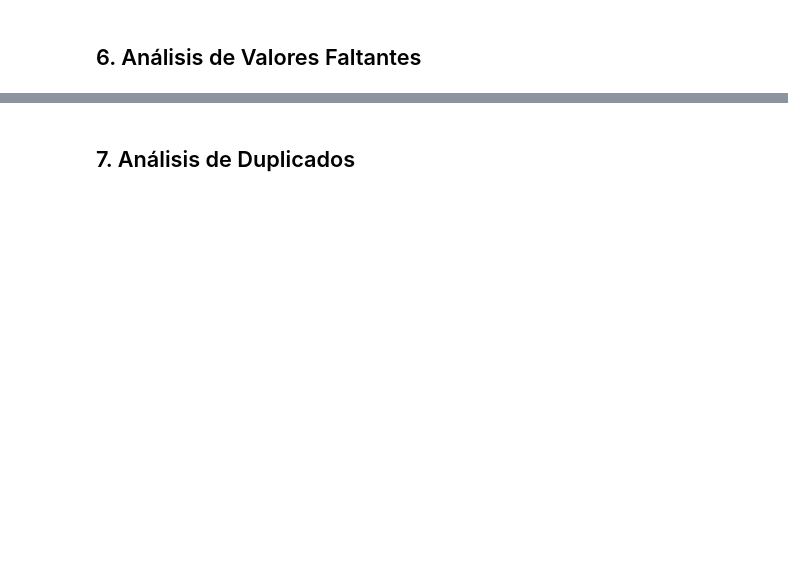
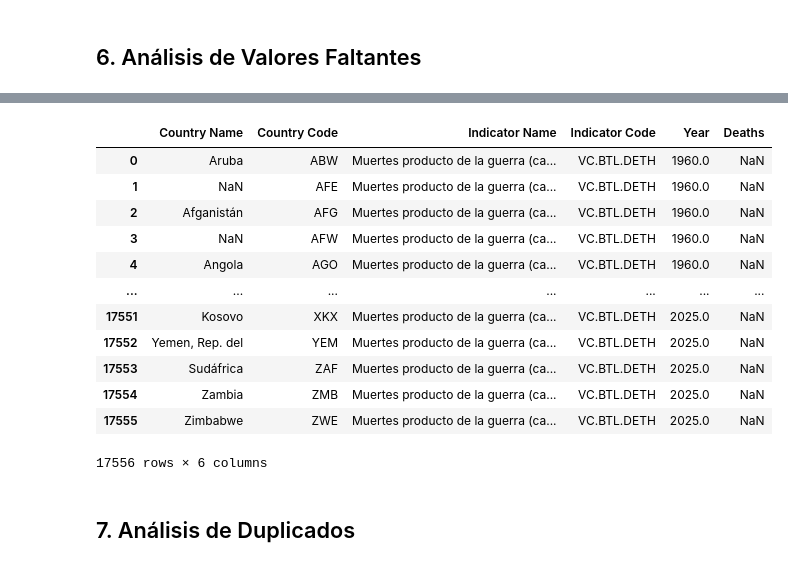
Before and after one commit to FedeAlfaro/Analisis-de-datos-II, a Jupyter notebook: analisis_guerras_tidy_eda.ipynb, the cells around one changed output, grey strips where cells are left out. Saved outputs shown, nothing was run; the diff lists cells and outputs as text; code cells hidden in the pictures; blank space fills up the shorter version.

```diff
--- a/analisis_guerras_tidy_eda.ipynb
+++ b/analisis_guerras_tidy_eda.ipynb
@@ -89,3 +140,19 @@ print(analisis_nulos)
+# %%
+explorer.df
+# %% [output]
+|  | Country Name | Country Code | Indicator Name | Indicator Code | Year | Deaths |
+| 0 | Aruba | ABW | Muertes producto de la guerra (ca... | VC.BTL.DETH | 1960.0 | NaN |
+| 1 | NaN | AFE | Muertes producto de la guerra (ca... | VC.BTL.DETH | 1960.0 | NaN |
+| 2 | Afganistán | AFG | Muertes producto de la guerra (ca... | VC.BTL.DETH | 1960.0 | NaN |
+| 3 | NaN | AFW | Muertes producto de la guerra (ca... | VC.BTL.DETH | 1960.0 | NaN |
+| 4 | Angola | AGO | Muertes producto de la guerra (ca... | VC.BTL.DETH | 1960.0 | NaN |
+| ... | ... | ... | ... | ... | ... | ... |
+| 17551 | Kosovo | XKX | Muertes producto de la guerra (ca... | VC.BTL.DETH | 2025.0 | NaN |
+| 17552 | Yemen, Rep. del | YEM | Muertes producto de la guerra (ca... | VC.BTL.DETH | 2025.0 | NaN |
+| 17553 | Sudáfrica | ZAF | Muertes producto de la guerra (ca... | VC.BTL.DETH | 2025.0 | NaN |
+| 17554 | Zambia | ZMB | Muertes producto de la guerra (ca... | VC.BTL.DETH | 2025.0 | NaN |
+| 17555 | Zimbabwe | ZWE | Muertes producto de la guerra (ca... | VC.BTL.DETH | 2025.0 | NaN |
+17556 rows × 6 columns
 # %% [markdown]
 ## 7. Análisis de Duplicados
 # %%
```
Also changed, not shown: parts of 15 cells of this notebook, 8 other files.
